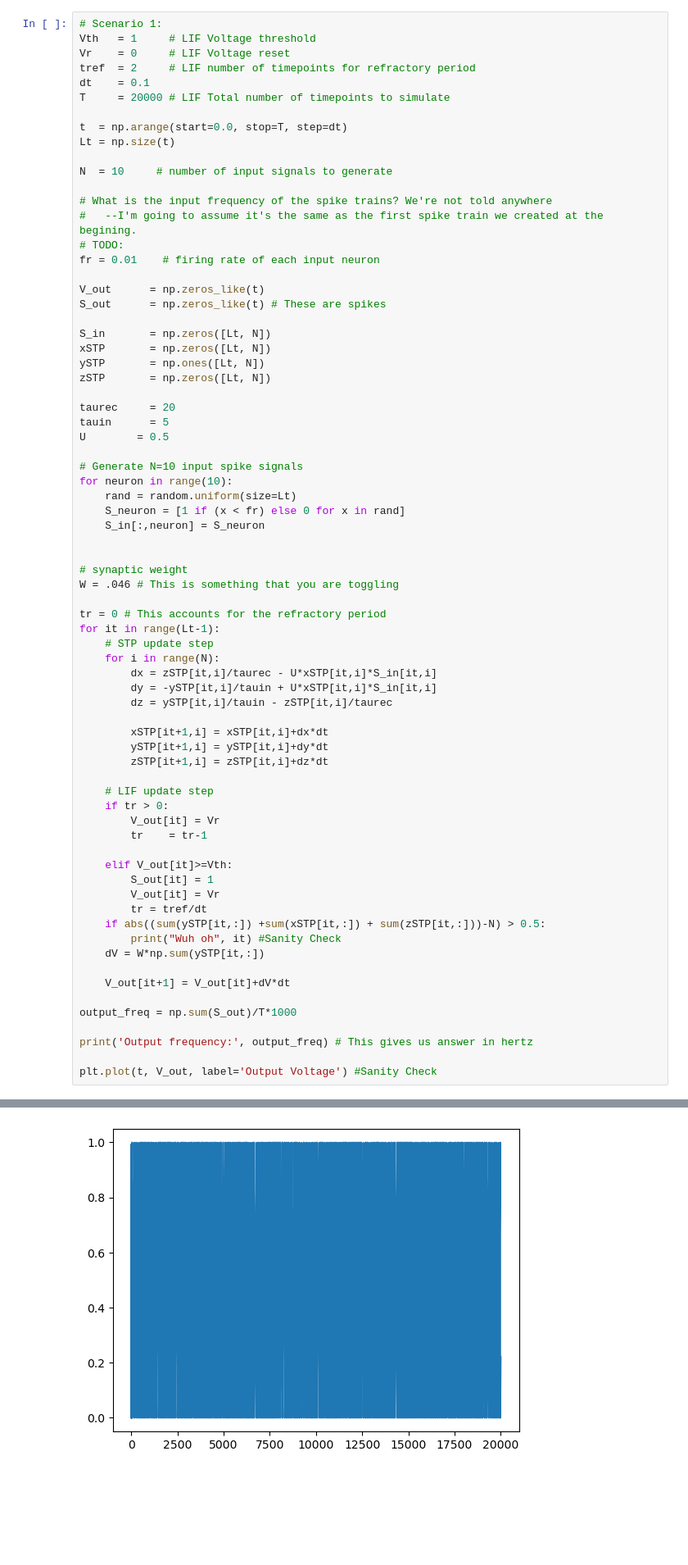
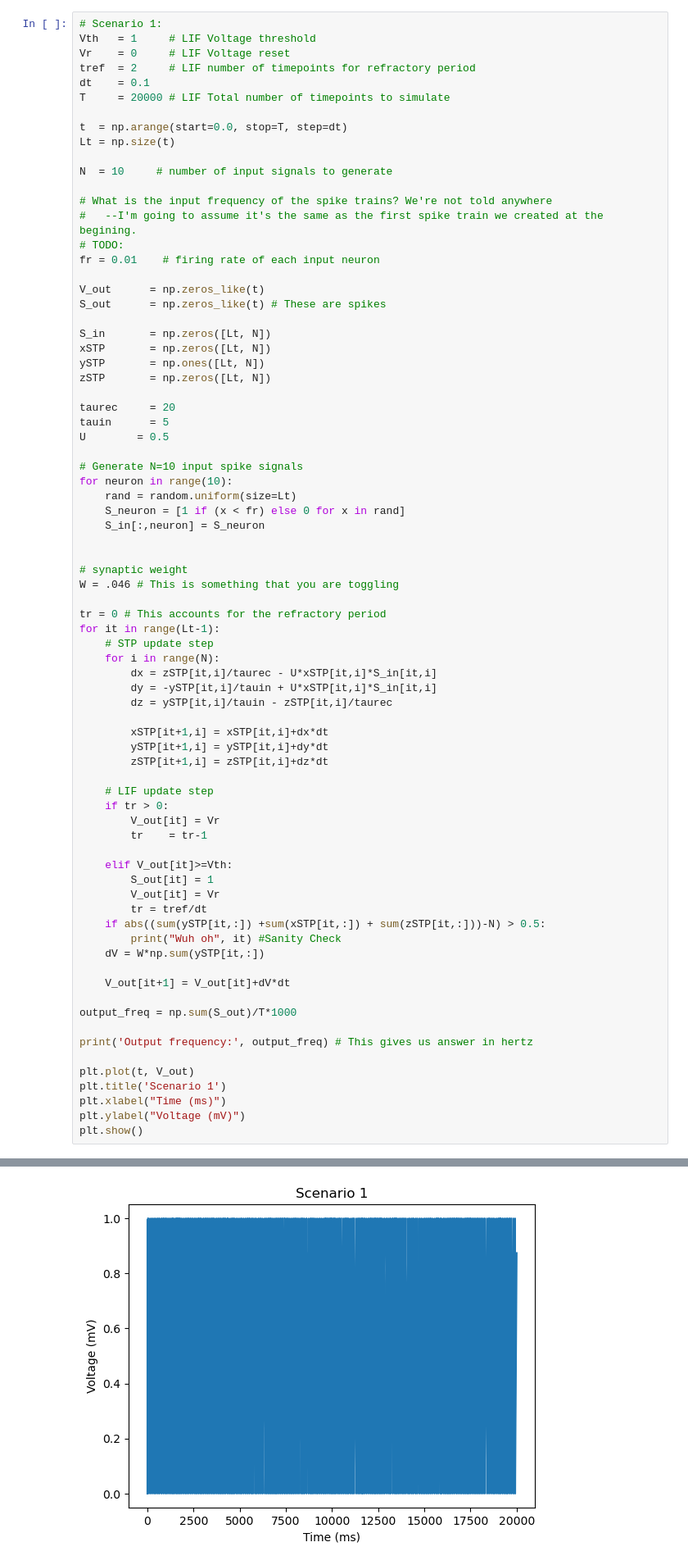
Before and after one commit to WillardFord/BIPN_164, a Jupyter notebook: BIPN164HW2_2023.ipynb, the cells around one changed output, grey strips where cells are left out. Shown at 82% size. Drawn from its saved outputs; the diff is of its cells as text; blank space fills up the shorter version.

```diff
--- a/BIPN164HW2_2023.ipynb
+++ b/BIPN164HW2_2023.ipynb
@@ -242,6 +302,10 @@ output_freq = np.sum(S_out)/T*1000
 
 print('Output frequency:', output_freq) # This gives us answer in hertz
 
-plt.plot(t, V_out, label='Output Voltage') #Sanity Check
+plt.plot(t, V_out)
+plt.title('Scenario 1')
+plt.xlabel("Time (ms)")
+plt.ylabel("Voltage (mV)")
+plt.show()
 # %% [output]
 Output frequency: 10.05
@@ -249,4 +312,4 @@ Output frequency: 10.05
-[figure, old version]
+[figure, new version]
 # %% [markdown]
 #### Scenario 2:
 # %%
```
Also changed, not shown: parts of 10 cells of this notebook.
